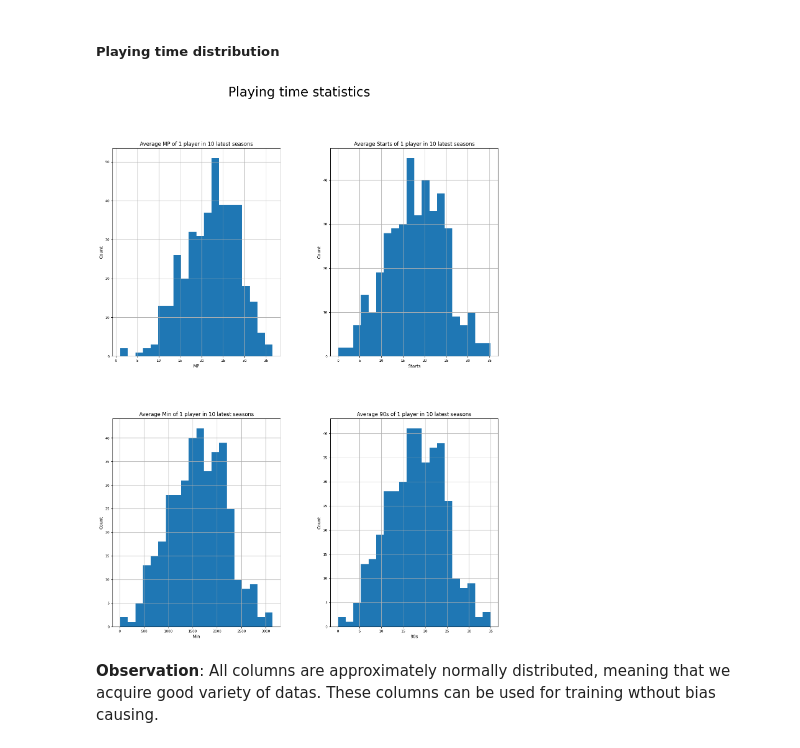
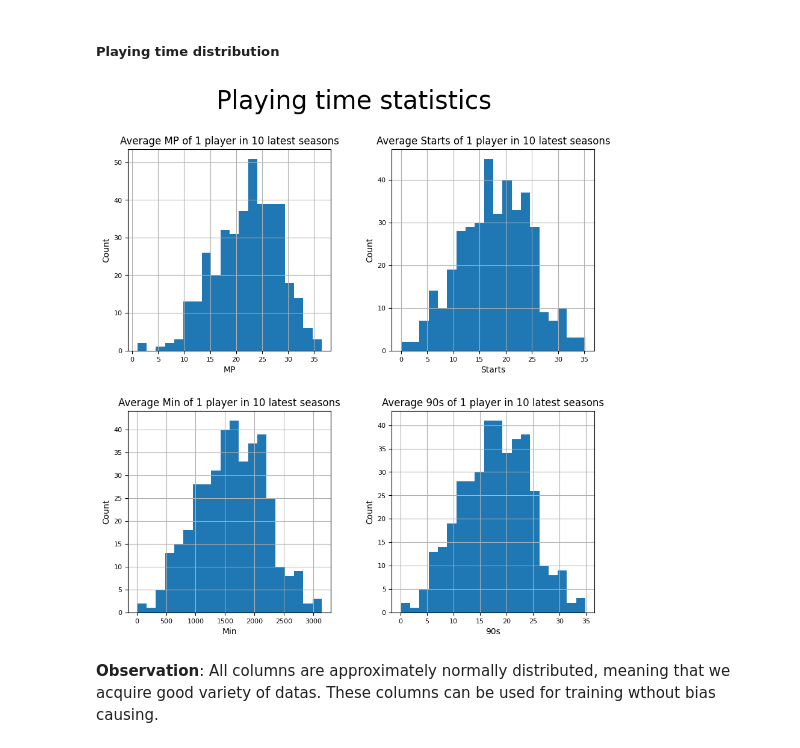
Before and after one commit to hwangdeokThien/CSC14119_IntroDS_final_project, a Jupyter notebook: src/notebooks/3.0-eda.ipynb, the cells around one changed output. Saved outputs shown, nothing was run; the diff lists cells and outputs as text; code cells hidden in the pictures.

Commit message:
[UPDATE] update visualize for numerical data type

```diff
--- a/src/notebooks/3.0-eda.ipynb
+++ b/src/notebooks/3.0-eda.ipynb
@@ -360,29 +360,29 @@ group_dict = {'Playing time':['MP','Starts','Min','90s'],
 # %%
 play_time_df = df_num[['Name','Season','Squad'] + group_dict['Playing time']]
 
 # When merging there is some duplicate rows in term of playing time related columns because some players have more than 1 injuries in 1 season
 play_time_df = play_time_df.drop_duplicates(['Name','Season','Squad']).reset_index(drop = True)
 play_time_df_copy = play_time_df.copy()
 
 # Group by player name and season and sum them to calculate 1 player's stats in one season in case some player in one season may play for 2 different squad
 total_play_time_df = pd.DataFrame()
 for col in group_dict['Playing time']:
     total_play_time_df['Total_'+ col] = play_time_df_copy.groupby(['Name','Season'])[col].sum()
 
 # Group by player name and calculate their average stats throughout considered seasons
 avg_play_time_df = pd.DataFrame()
 for col in group_dict['Playing time']:
     avg_play_time_df['Average '+ col + ' of 1 player in 10 latest seasons'] = total_play_time_df.groupby(['Name'])['Total_' + col].mean()
 
 # visualize
-avg_play_time_df.hist(figsize=(16, 20), bins=20, xlabelsize=8, ylabelsize=8)
+avg_play_time_df.hist(figsize=(10, 10), bins=20, xlabelsize=8, ylabelsize=8)
 for i, ax in enumerate(plt.gcf().get_axes()):
     ax.set_xlabel(group_dict['Playing time'][i], fontsize=10)
     ax.set_ylabel("Count", fontsize=10)
 plt.suptitle('Playing time statistics', fontsize=30)
 plt.show()
 # %% [output]
-[figure, old version]
+[figure, new version]
 # %% [markdown]
 **Observation**: All columns are approximately normally distributed, meaning that we acquire good variety of datas. These columns can be used for training wthout bias causing.
 # %% [markdown]
```
Also changed, not shown: parts of 6 cells of this notebook.
